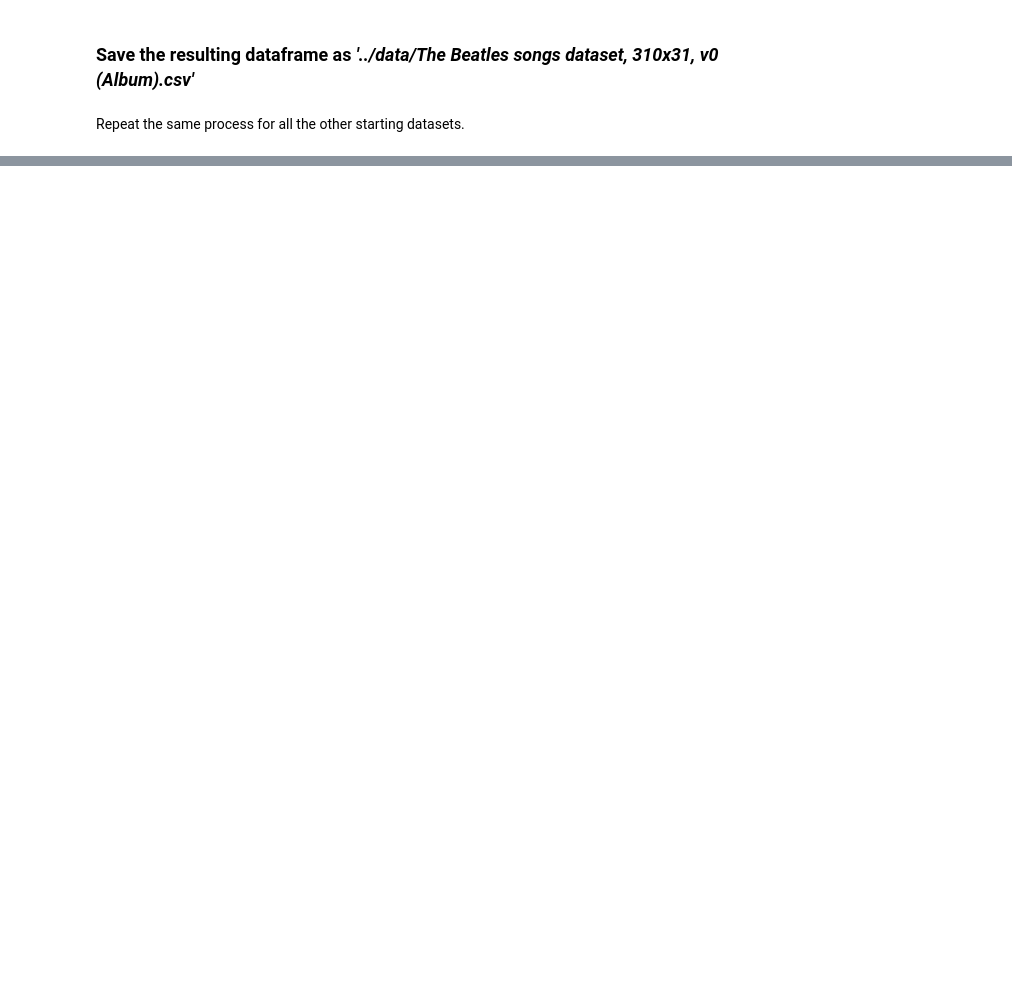
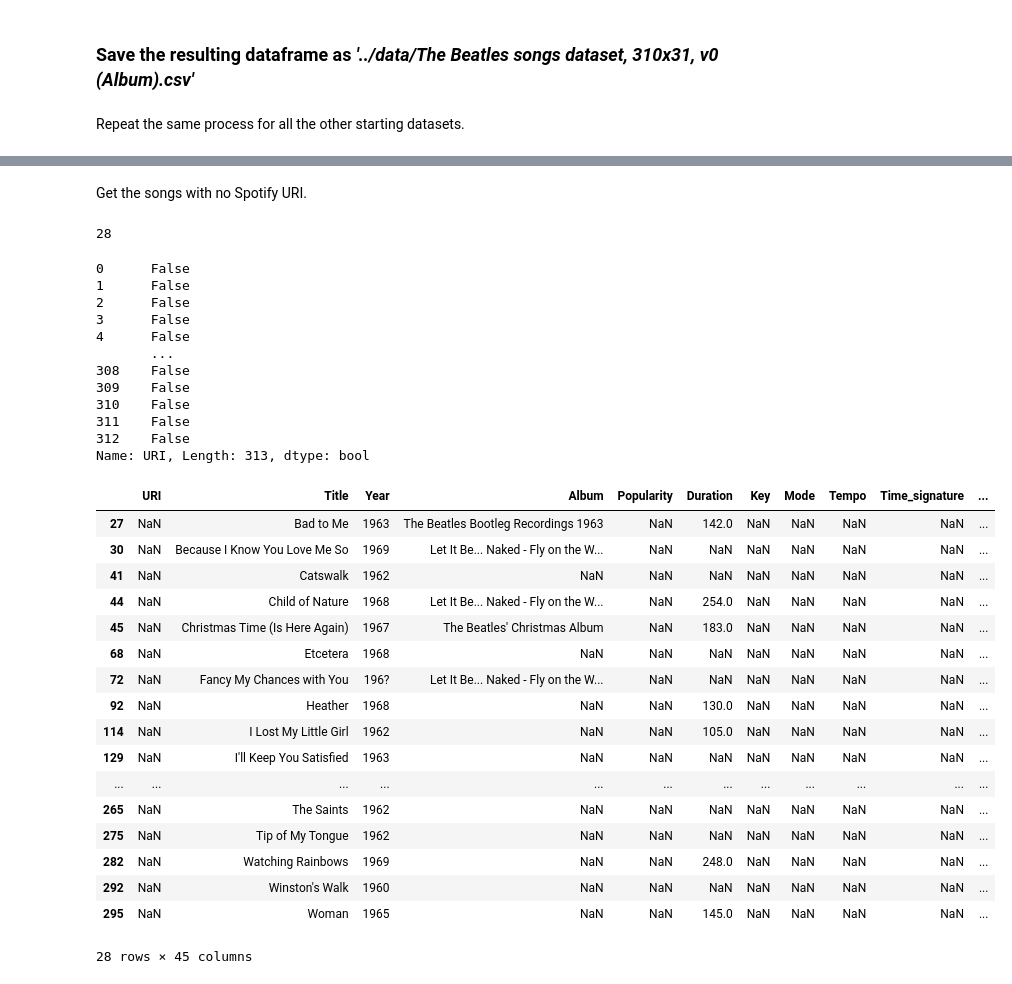
Before and after one commit to devedzic/spotipy-getting-started, a Jupyter notebook: notebooks/crafting_The_Beatles_songs_dataset.ipynb, the cells around one changed output, grey strips where cells are left out. Drawn from its saved outputs; the diff is of its cells as text; code cells hidden in the pictures; blank space fills up the shorter version.

```diff
--- a/notebooks/crafting_The_Beatles_songs_dataset.ipynb
+++ b/notebooks/crafting_The_Beatles_songs_dataset.ipynb
@@ -253,0 +630,3 @@ Compile all tracks that do not appear on official albums and were not released a
+# %%
+songs = pd.read_csv('../data/The Beatles outer 313 x 45, 1.csv')
+songs
@@ -253,0 +647,41 @@ Compile all tracks that do not appear on official albums and were not released a
+# %% [markdown]
+Get the songs with no Spotify URI.
+# %%
+import numpy as np
+display(songs.URI.isnull().sum())           # how many missing values for URI?
+i = songs.URI.isnull()                      # get the indices of these missing values
+display(i)
+songs_with_no_Spotify_URI = songs.loc[i]    # get the songs with missing URI values
+songs_with_no_Spotify_URI
+# %% [output]
+28
+0      False
+1      False
+2      False
+3      False
+4      False
+       ...
+308    False
+309    False
+310    False
+311    False
+312    False
+Name: URI, Length: 313, dtype: bool
+|  | URI | Title | Year | Album | Popularity | Duration | Key | Mode | Tempo | Time_signature | ... |
+| 27 | NaN | Bad to Me | 1963 | The Beatles Bootleg Recordings 1963 | NaN | 142.0 | NaN | NaN | NaN | NaN | ... |
+| 30 | NaN | Because I Know You Love Me So | 1969 | Let It Be... Naked - Fly on the W... | NaN | NaN | NaN | NaN | NaN | NaN | ... |
+| 41 | NaN | Catswalk | 1962 | NaN | NaN | NaN | NaN | NaN | NaN | NaN | ... |
+| 44 | NaN | Child of Nature | 1968 | Let It Be... Naked - Fly on the W... | NaN | 254.0 | NaN | NaN | NaN | NaN | ... |
+| 45 | NaN | Christmas Time (Is Here Again) | 1967 | The Beatles' Christmas Album | NaN | 183.0 | NaN | NaN | NaN | NaN | ... |
+| 68 | NaN | Etcetera | 1968 | NaN | NaN | NaN | NaN | NaN | NaN | NaN | ... |
+| 72 | NaN | Fancy My Chances with You | 196? | Let It Be... Naked - Fly on the W... | NaN | NaN | NaN | NaN | NaN | NaN | ... |
+| 92 | NaN | Heather | 1968 | NaN | NaN | 130.0 | NaN | NaN | NaN | NaN | ... |
+| 114 | NaN | I Lost My Little Girl | 1962 | NaN | NaN | 105.0 | NaN | NaN | NaN | NaN | ... |
+| 129 | NaN | I'll Keep You Satisfied | 1963 | NaN | NaN | NaN | NaN | NaN | NaN | NaN | ... |
+| ... | ... | ... | ... | ... | ... | ... | ... | ... | ... | ... | ... |
+| 265 | NaN | The Saints | 1962 | NaN | NaN | NaN | NaN | NaN | NaN | NaN | ... |
+| 275 | NaN | Tip of My Tongue | 1962 | NaN | NaN | NaN | NaN | NaN | NaN | NaN | ... |
+| 282 | NaN | Watching Rainbows | 1969 | NaN | NaN | 248.0 | NaN | NaN | NaN | NaN | ... |
+| 292 | NaN | Winston's Walk | 1960 | NaN | NaN | NaN | NaN | NaN | NaN | NaN | ... |
+| 295 | NaN | Woman | 1965 | NaN | NaN | 145.0 | NaN | NaN | NaN | NaN | ... |
+28 rows × 45 columns
```
Also changed, not shown: parts of 44 cells of this notebook, 2 other files.
